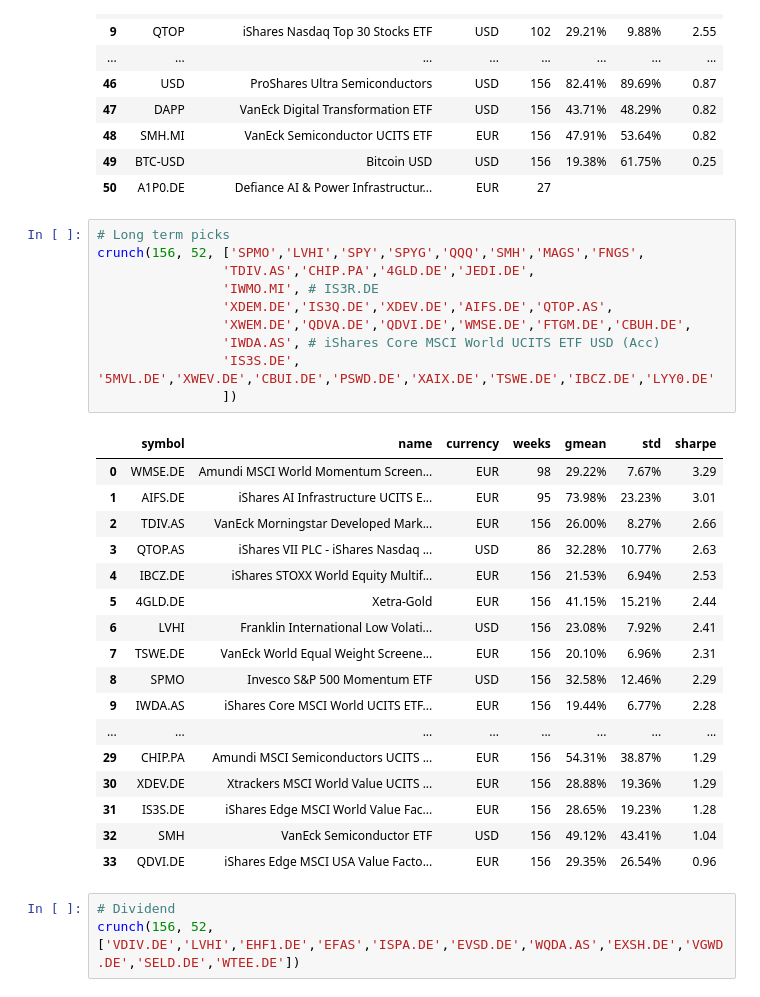
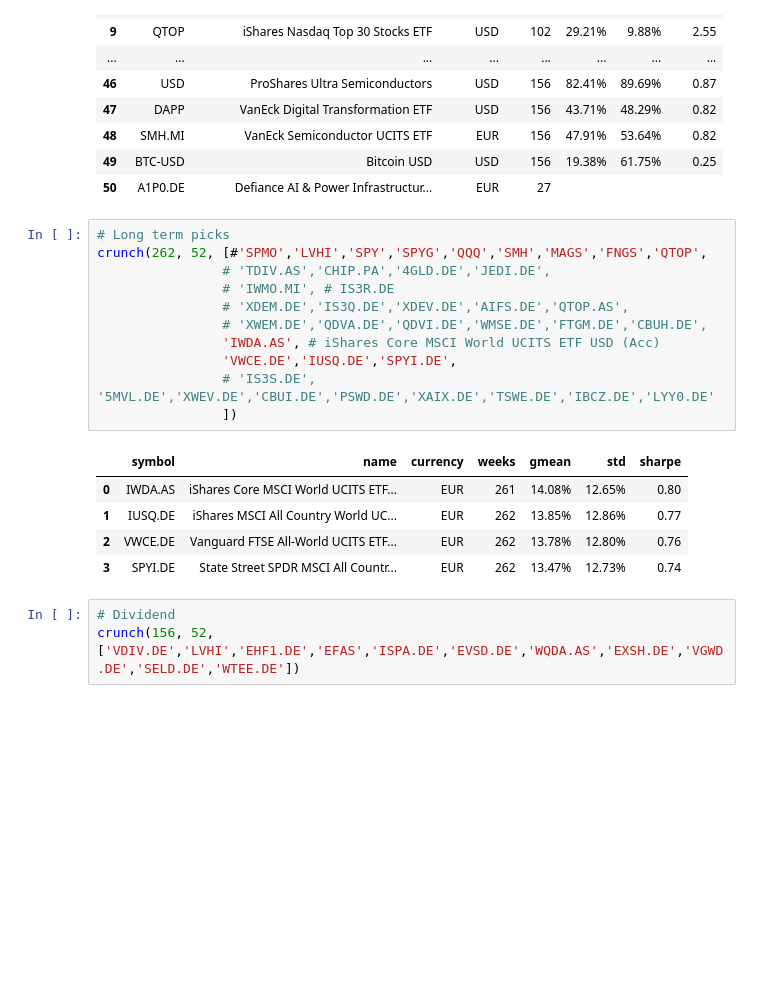
Before and after one commit to dotchev/stox, a Jupyter notebook: stocks-52w.ipynb, the cells around one changed output. Drawn from its saved outputs; the diff is of its cells as text; blank space fills up the shorter version.

```diff
--- a/stocks-52w.ipynb
+++ b/stocks-52w.ipynb
@@ -100,32 +100,21 @@ Saved to data/stocks-52w-over-156w.csv (51/51)
 | 50 | A1P0.DE | Defiance AI & Power Infrastructur... | EUR | 27 |  |  |  |
 # %%
 # Long term picks
-crunch(156, 52, ['SPMO','LVHI','SPY','SPYG','QQQ','SMH','MAGS','FNGS',
-                'TDIV.AS','CHIP.PA','4GLD.DE','JEDI.DE',
-                'IWMO.MI', # IS3R.DE
-                'XDEM.DE','IS3Q.DE','XDEV.DE','AIFS.DE','QTOP.AS',
-                'XWEM.DE','QDVA.DE','QDVI.DE','WMSE.DE','FTGM.DE','CBUH.DE',
+crunch(262, 52, [#'SPMO','LVHI','SPY','SPYG','QQQ','SMH','MAGS','FNGS','QTOP',
+                # 'TDIV.AS','CHIP.PA','4GLD.DE','JEDI.DE',
+                # 'IWMO.MI', # IS3R.DE
+                # 'XDEM.DE','IS3Q.DE','XDEV.DE','AIFS.DE','QTOP.AS',
+                # 'XWEM.DE','QDVA.DE','QDVI.DE','WMSE.DE','FTGM.DE','CBUH.DE',
                 'IWDA.AS', # iShares Core MSCI World UCITS ETF USD (Acc)
-                'IS3S.DE', '5MVL.DE','XWEV.DE','CBUI.DE','PSWD.DE','XAIX.DE','TSWE.DE','IBCZ.DE','LYY0.DE'
+                'VWCE.DE','IUSQ.DE','SPYI.DE',
+                # 'IS3S.DE', '5MVL.DE','XWEV.DE','CBUI.DE','PSWD.DE','XAIX.DE','TSWE.DE','IBCZ.DE','LYY0.DE'
                 ])
 # %% [output]
 |  | symbol | name | currency | weeks | gmean | std | sharpe |
-| 0 | WMSE.DE | Amundi MSCI World Momentum Screen... | EUR | 98 | 29.22% | 7.67% | 3.29 |
-| 1 | AIFS.DE | iShares AI Infrastructure UCITS E... | EUR | 95 | 73.98% | 23.23% | 3.01 |
-| 2 | TDIV.AS | VanEck Morningstar Developed Mark... | EUR | 156 | 26.00% | 8.27% | 2.66 |
-| 3 | QTOP.AS | iShares VII PLC - iShares Nasdaq ... | USD | 86 | 32.28% | 10.77% | 2.63 |
-| 4 | IBCZ.DE | iShares STOXX World Equity Multif... | EUR | 156 | 21.53% | 6.94% | 2.53 |
-| 5 | 4GLD.DE | Xetra-Gold | EUR | 156 | 41.15% | 15.21% | 2.44 |
-| 6 | LVHI | Franklin International Low Volati... | USD | 156 | 23.08% | 7.92% | 2.41 |
-| 7 | TSWE.DE | VanEck World Equal Weight Screene... | EUR | 156 | 20.10% | 6.96% | 2.31 |
-| 8 | SPMO | Invesco S&P 500 Momentum ETF | USD | 156 | 32.58% | 12.46% | 2.29 |
-| 9 | IWDA.AS | iShares Core MSCI World UCITS ETF... | EUR | 156 | 19.44% | 6.77% | 2.28 |
-| ... | ... | ... | ... | ... | ... | ... | ... |
-| 29 | CHIP.PA | Amundi MSCI Semiconductors UCITS ... | EUR | 156 | 54.31% | 38.87% | 1.29 |
-| 30 | XDEV.DE | Xtrackers MSCI World Value UCITS ... | EUR | 156 | 28.88% | 19.36% | 1.29 |
-| 31 | IS3S.DE | iShares Edge MSCI World Value Fac... | EUR | 156 | 28.65% | 19.23% | 1.28 |
-| 32 | SMH | VanEck Semiconductor ETF | USD | 156 | 49.12% | 43.41% | 1.04 |
-| 33 | QDVI.DE | iShares Edge MSCI USA Value Facto... | EUR | 156 | 29.35% | 26.54% | 0.96 |
+| 0 | IWDA.AS | iShares Core MSCI World UCITS ETF... | EUR | 261 | 14.08% | 12.65% | 0.80 |
+| 1 | IUSQ.DE | iShares MSCI All Country World UC... | EUR | 262 | 13.85% | 12.86% | 0.77 |
+| 2 | VWCE.DE | Vanguard FTSE All-World UCITS ETF... | EUR | 262 | 13.78% | 12.80% | 0.76 |
+| 3 | SPYI.DE | State Street SPDR MSCI All Countr... | EUR | 262 | 13.47% | 12.73% | 0.74 |
 # %%
 # Dividend
 crunch(156, 52, ['VDIV.DE','LVHI','EHF1.DE','EFAS','ISPA.DE','EVSD.DE','WQDA.AS','EXSH.DE','VGWD.DE','SELD.DE','WTEE.DE'])
```
Also changed, not shown: parts of 4 cells of this notebook, 57 other files.
